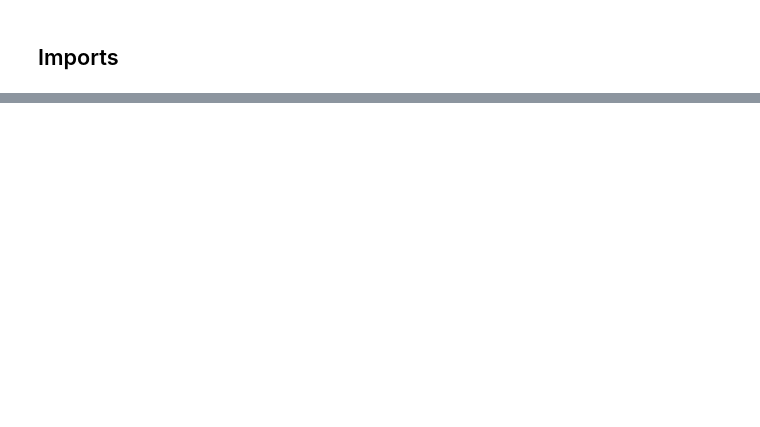
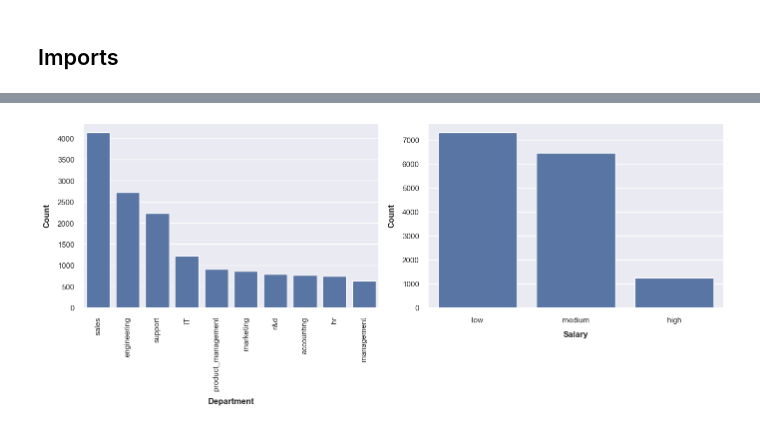
Before and after one commit to richim96/hr-hub, a Jupyter notebook: notebooks/employee_attrition/attrition_eda.ipynb, the cells around one changed output, grey strips where cells are left out. Saved outputs shown, nothing was run; the diff lists cells and outputs as text; code cells hidden in the pictures; blank space fills up the shorter version.

```diff
--- a/notebooks/employee_attrition/attrition_eda.ipynb
+++ b/notebooks/employee_attrition/attrition_eda.ipynb
@@ -5,3 +6,6 @@ import matplotlib.pyplot as plt
 import pandas as pd
 import seaborn as sns
+# %%
+plt.style.use("seaborn-v0_8")
+sns.set_theme(palette="deep")
 # %%
@@ -47,0 +87,17 @@ df.head()
+# %%
+_, axes = plt.subplots(1, 2, figsize=(14, 6))
+
+sns.barplot(data=df.Department.value_counts(), ax=axes[0])
+sns.barplot(data=df.Salary.value_counts(), ax=axes[1])
+
+axes[0].tick_params(axis="x", rotation=90)
+axes[0].set_xlabel("Department", fontweight="bold", labelpad=10)
+axes[0].set_ylabel("Count", fontweight="bold", labelpad=10)
+
+axes[1].set_xlabel("Salary", fontweight="bold", labelpad=10)
+axes[1].set_ylabel("Count", fontweight="bold", labelpad=10)
+
+plt.tight_layout()
+plt.show()
+# %% [output]
+[figure, added]
```
Also changed, not shown: parts of 38 cells of this notebook, 7 other files.
